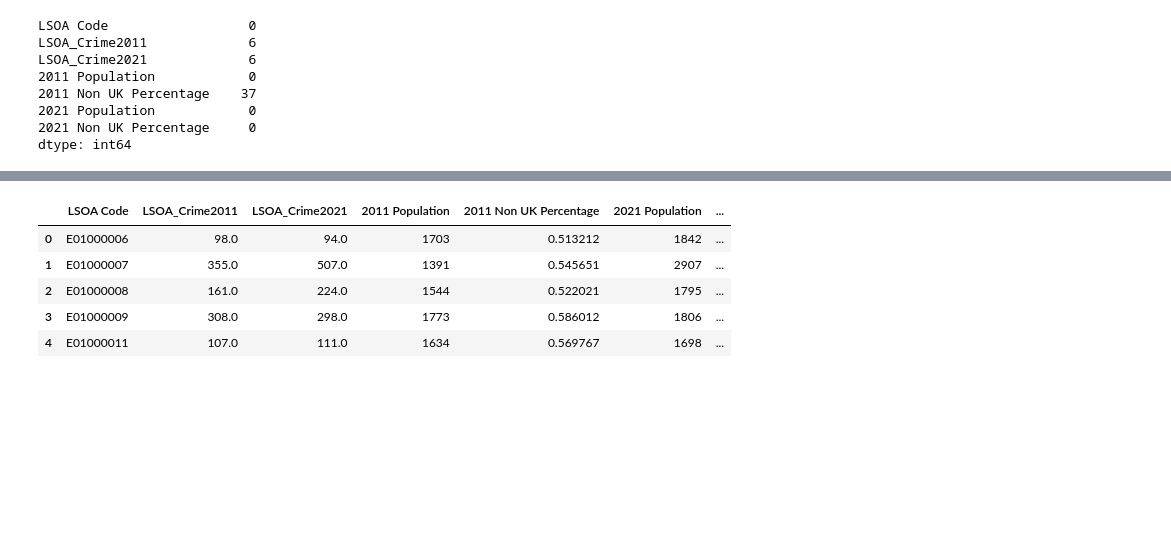
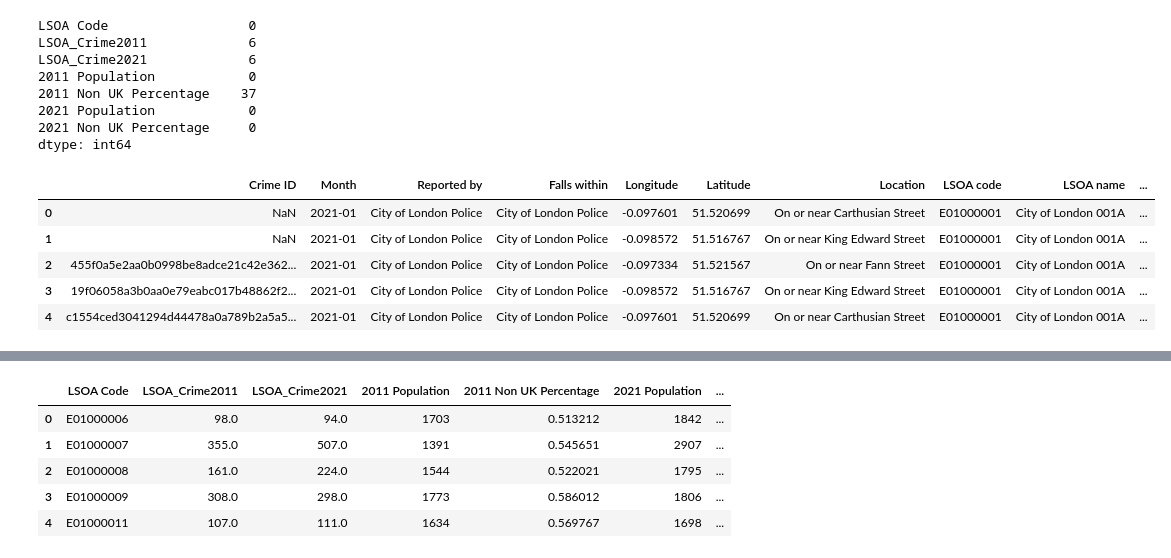
Before and after one commit to Saadsiddiqui100/Data-Analytics-Project, a Jupyter notebook: NCG613a_Project1.ipynb, the cells around one changed output, grey strips where cells are left out. Saved outputs shown, nothing was run; the diff lists cells and outputs as text; code cells hidden in the pictures; blank space fills up the shorter version.

Commit message:
Update the crime data of City of London in 2011 and 2021

```diff
--- a/NCG613a_Project1.ipynb
+++ b/NCG613a_Project1.ipynb
@@ -160,3 +160,14 @@ crime_final ['2011 Crime/1000 people'] = crime_final ['LSOA_Crime2011']/ (crime_
 # Calculation of 2021 crime rate by 1000 people
 
 crime_final ['2021 Crime/1000 people'] = crime_final ['LSOA_Crime2021']/ (crime_final['2021 Population']/1000)
+# %%
+# Read the crime data of 2021 for City of London
+crime_col2021 = pd.read_csv('2021-city-of-london-street.csv')
+crime_col2021.head()
+# %% [output]
+|  | Crime ID | Month | Reported by | Falls within | Longitude | Latitude | Location | LSOA code | LSOA name | ... |
+| 0 | NaN | 2021-01 | City of London Police | City of London Police | -0.097601 | 51.520699 | On or near Carthusian Street | E01000001 | City of London 001A | ... |
+| 1 | NaN | 2021-01 | City of London Police | City of London Police | -0.098572 | 51.516767 | On or near King Edward Street | E01000001 | City of London 001A | ... |
+| 2 | 455f0a5e2aa0b0998be8adce21c42e362... | 2021-01 | City of London Police | City of London Police | -0.097334 | 51.521567 | On or near Fann Street | E01000001 | City of London 001A | ... |
+| 3 | 19f06058a3b0aa0e79eabc017b48862f2... | 2021-01 | City of London Police | City of London Police | -0.098572 | 51.516767 | On or near King Edward Street | E01000001 | City of London 001A | ... |
+| 4 | c1554ced3041294d44478a0a789b2a5a5... | 2021-01 | City of London Police | City of London Police | -0.097601 | 51.520699 | On or near Carthusian Street | E01000001 | City of London 001A | ... |
```
Also changed, not shown: parts of 4 cells of this notebook.
